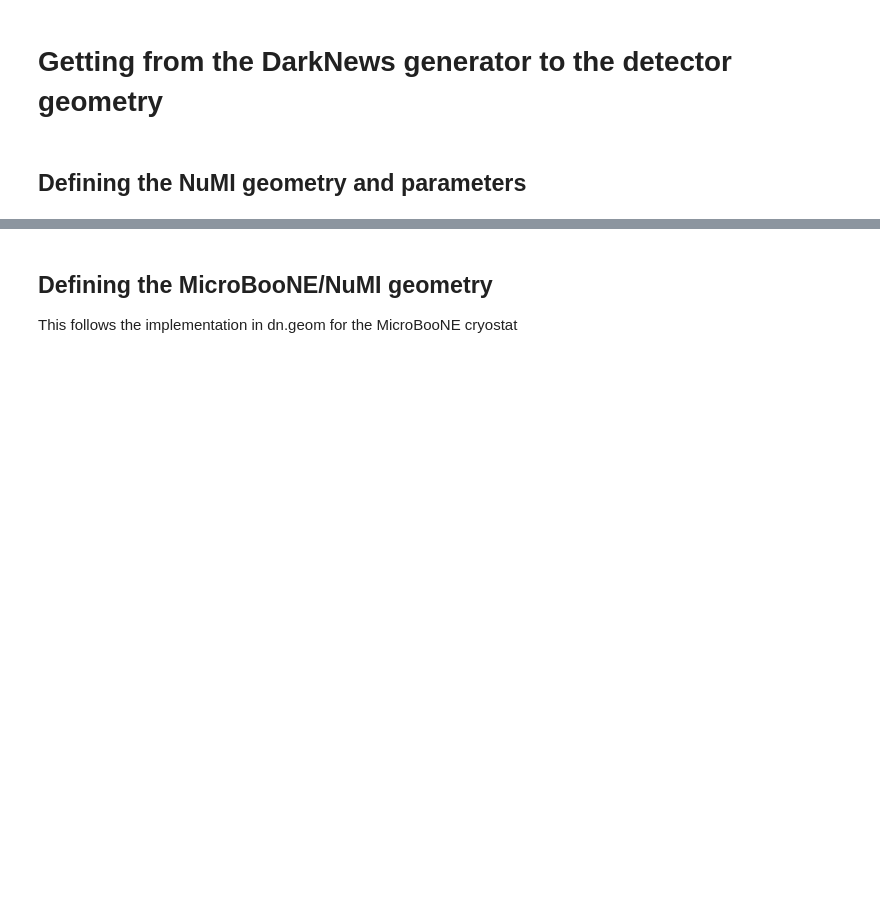
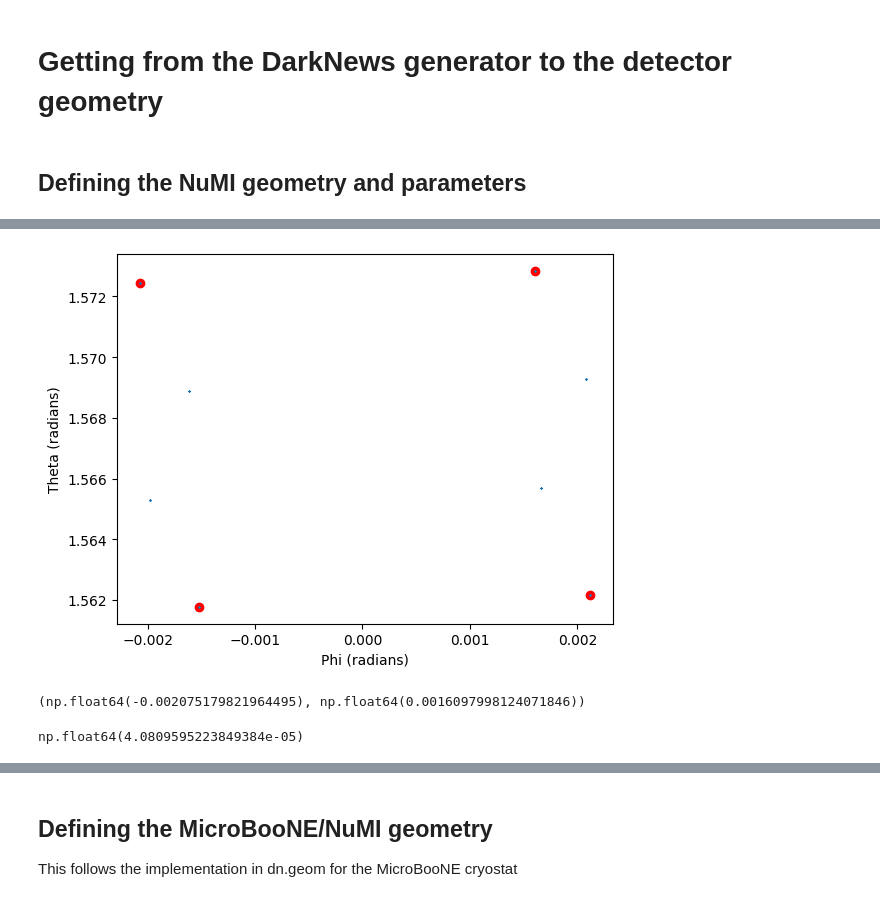
Before and after one commit to JoeBateman/DarkNews_NuMI, a Jupyter notebook: implementing_NuMI.ipynb, the cells around one changed output, grey strips where cells are left out. Saved outputs shown, nothing was run; the diff lists cells and outputs as text; code cells hidden in the pictures; blank space fills up the shorter version.

```diff
--- a/implementing_NuMI.ipynb
+++ b/implementing_NuMI.ipynb
@@ -86,0 +126,50 @@ baseline_hist, baseline_bins = base_line_hist.to_numpy()
+# %%
+
+
+ub_x, ub_y, ub_z =  [-138, 138], [-126, 126], [-10, 1046] #cm
+
+vertices = []
+for x in ub_x:
+    for y in ub_y:
+        for z in ub_z:
+            vertex = [x,y,z]
+            vertex_numi = convert_to_numi_beam_coords(vertex)
+            vertices.append(vertex_numi)
+
+vertices = np.array(vertices)
+# %%
+numi_ub_vec = ub_beam_coords # vector from NuMI origin to uBooNE origin
+bnb_ub_vec =  np.array([-124.325, 0.93, 46336.3525])
+
+R = rotatation_matrix_vector_to_Z_axis(numi_ub_vec)
+# %%
+theta_arr = []
+phi_arr = []
+for vertex in vertices:
+    vertex = np.matmul(R, vertex)  # Rotate the vertex to align with the Z-axis
+
+    r, theta, phi = convert_cart_to_spherical(vertex)
+    theta_arr.append(theta)
+    phi_arr.append(phi)
+
+extrema = np.argmin(theta_arr), np.argmin(phi_arr), np.argmax(theta_arr),  np.argmax(phi_arr)
+
+coords_extrema = []
+for args in extrema:
+    coords_extrema.append([phi_arr[args], theta_arr[args]])
+
+plt.scatter(*zip(*coords_extrema), marker='o', color='red')
+
+plt.scatter(phi_arr, theta_arr, marker='x', s=1)
+
+
+plt.xlabel('Phi (radians)')
+plt.ylabel('Theta (radians)')
+
+triangle_1 = coords_extrema[0], coords_extrema[3], coords_extrema[2]
+triangle_2 = coords_extrema[0], coords_extrema[1], coords_extrema[2]
+
+# plt.plot(*zip(*triangle_1), color='blue', alpha=0.25)
+# plt.plot(*zip(*triangle_2), color='green', alpha=0.25)
+# %% [output]
+[figure, added]
@@ -86,0 +182,4 @@ baseline_hist, baseline_bins = base_line_hist.to_numpy()
+# %%
+phi_min, phi_max
+# %% [output]
+(np.float64(-0.002075179821964495), np.float64(0.0016097998124071846))
@@ -86,0 +188,4 @@ baseline_hist, baseline_bins = base_line_hist.to_numpy()
+# %%
+A
+# %% [output]
+np.float64(4.0809595223849384e-05)
```
Also changed, not shown: parts of 14 cells of this notebook.
